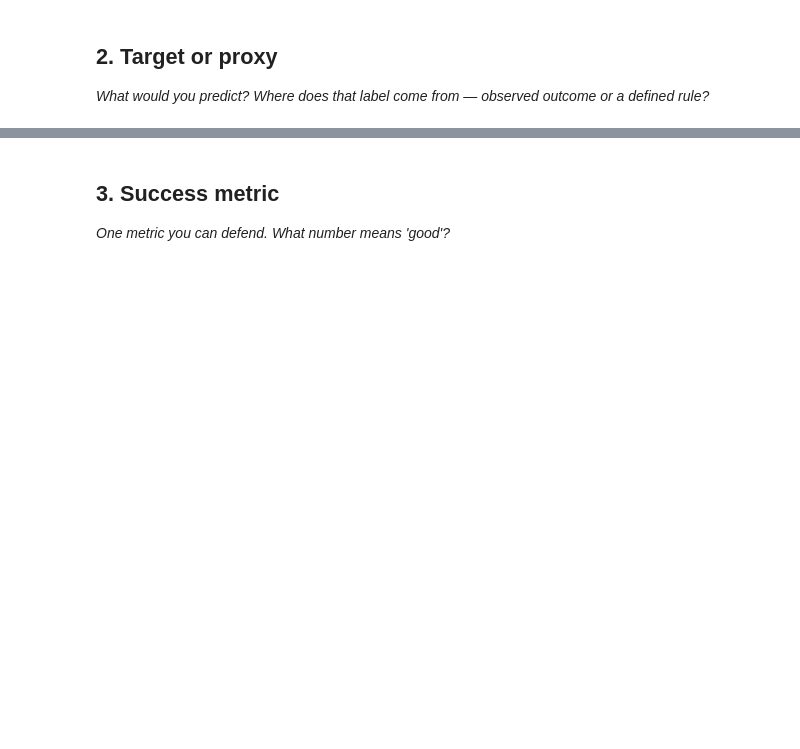
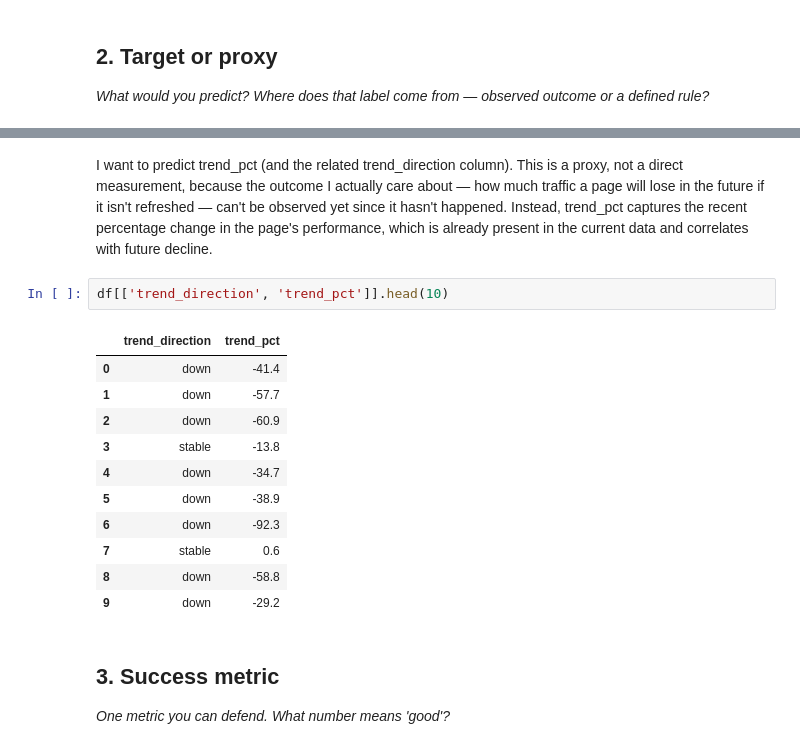
Before and after one commit to muhammadahannadeembaig/flyrank-ml-internship, a Jupyter notebook: work/notebooks/w02_ml_task_framing.ipynb, the cells around one changed output, grey strips where cells are left out. Drawn from its saved outputs; the diff is of its cells as text; blank space fills up the shorter version.

```diff
--- a/work/notebooks/w02_ml_task_framing.ipynb
+++ b/work/notebooks/w02_ml_task_framing.ipynb
@@ -17,3 +58,19 @@ This skeleton is yours to fill. Work the sections **in order** — each one has
+# %% [markdown]
+I want to predict trend_pct (and the related trend_direction column). This is a proxy, not a direct measurement, because the outcome I actually care about — how much traffic a page will lose in the future if it isn't refreshed — can't be observed yet since it hasn't happened. Instead, trend_pct captures the recent percentage change in the page's performance, which is already present in the current data and correlates with future decline.
+# %%
+df[['trend_direction', 'trend_pct']].head(10)
+# %% [output]
+|  | trend_direction | trend_pct |
+| 0 | down | -41.4 |
+| 1 | down | -57.7 |
+| 2 | down | -60.9 |
+| 3 | stable | -13.8 |
+| 4 | down | -34.7 |
+| 5 | down | -38.9 |
+| 6 | down | -92.3 |
+| 7 | stable | 0.6 |
+| 8 | down | -58.8 |
+| 9 | down | -29.2 |
 # %% [markdown]
 ## 3. Success metric
 
```
Also changed, not shown: parts of 7 cells of this notebook.
